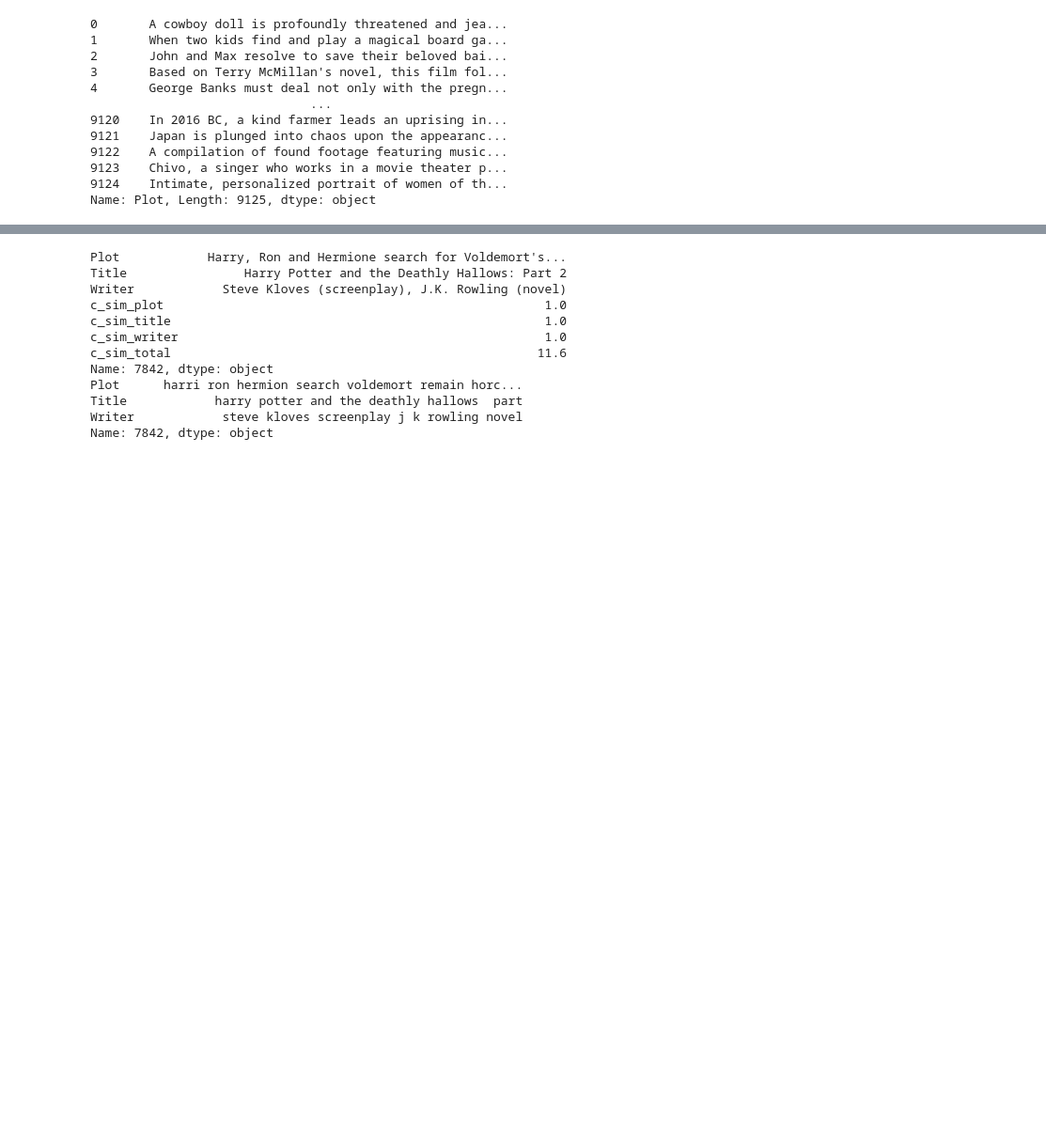
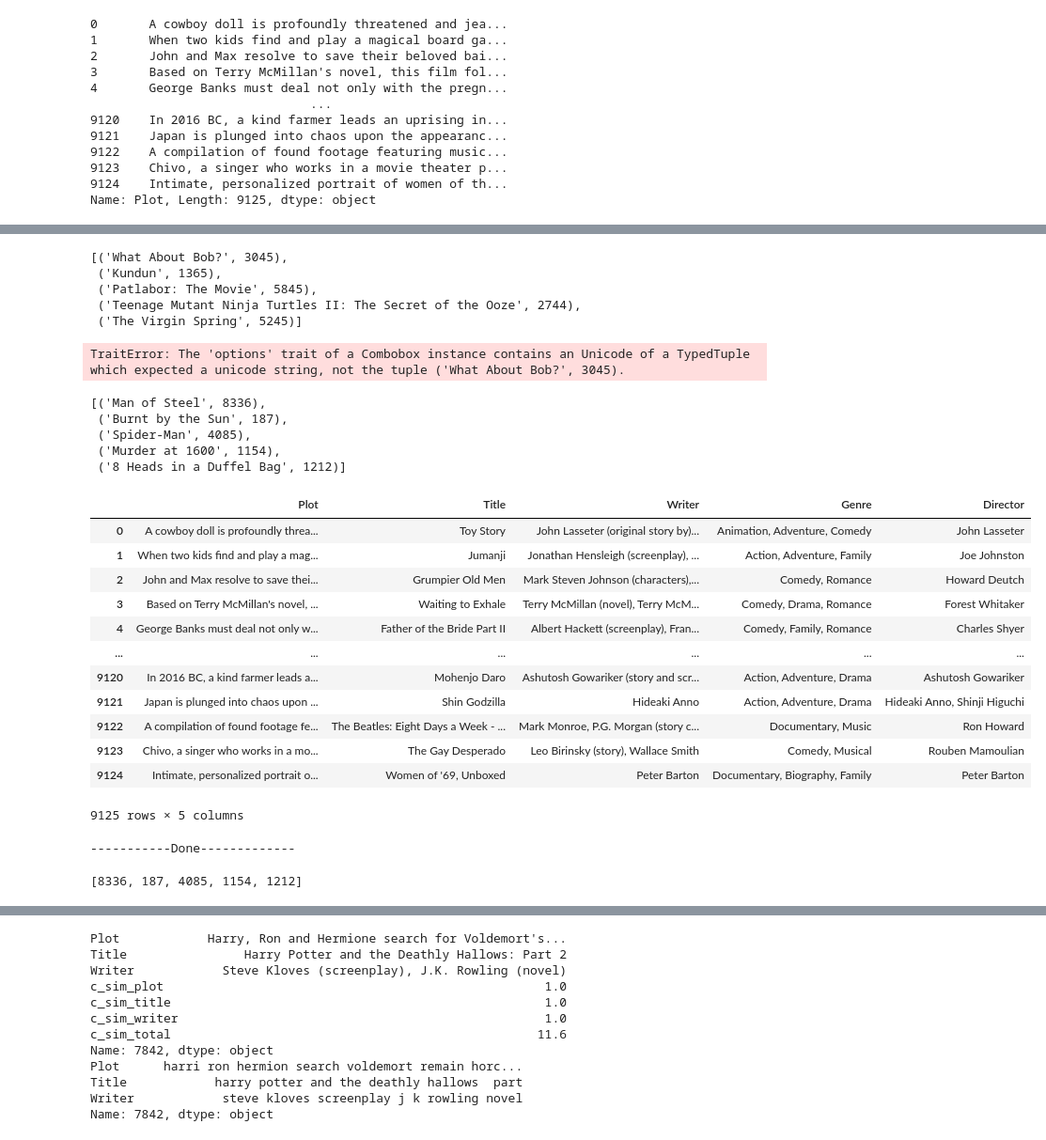
Before and after one commit to isahin1997/00MySchool, a Jupyter notebook: schoolopdrachten/BD_MWB/MLBD-Assignment1-jupyter(1)/Content-based recommendations.ipynb, the cells around one changed output, grey strips where cells are left out. Shown at 94% size. Saved outputs shown, nothing was run; the diff lists cells and outputs as text; code cells hidden in the pictures; blank space fills up the shorter version.

Commit message:
new changes content based recommendations. watchlist part

```diff
--- a/schoolopdrachten/BD_MWB/MLBD-Assignment1-jupyter(1)/Content-based recommendations.ipynb
+++ b/schoolopdrachten/BD_MWB/MLBD-Assignment1-jupyter(1)/Content-based recommendations.ipynb
@@ -277,0 +290,73 @@ interactive(children=(Dropdown(description='x', options=(('Michael Clayton', 679
+# %%
+selection_movies
+# %% [output]
+[('What About Bob?', 3045),
+ ('Kundun', 1365),
+ ('Patlabor: The Movie', 5845),
+ ('Teenage Mutant Ninja Turtles II: The Secret of the Ooze', 2744),
+ ('The Virgin Spring', 5245)]
+# %%
+def print_movie2(x):
+    movie = random_movies.loc[x]
+    recommendations = df.iloc[find_recommendations(movie, x).index]
+    display(HTML(movie_display.show([recommendations.iloc[0], recommendations.iloc[1], recommendations.iloc[2], recommendations.iloc[3], recommendations.iloc[4]])))
+interact_manual(print_movie2, x = widgets.Combobox(options=selection_movies))
+# %% [output]
+TraitError: The 'options' trait of a Combobox instance contains an Unicode of a TypedTuple which expected a unicode string, not the tuple ('What About Bob?', 3045).
+# %%
+selection_movies
+# %% [output]
+[('Man of Steel', 8336),
+ ('Burnt by the Sun', 187),
+ ('Spider-Man', 4085),
+ ('Murder at 1600', 1154),
+ ('8 Heads in a Duffel Bag', 1212)]
+# %%
+data2 = df.loc[:,['Plot', 'Title', 'Writer', 'Genre', 'Director']]
+result2 = df.loc[:,['Plot', 'Title', 'Writer', 'Genre', 'Director']]
+# %%
+data2
+# %% [output]
+|  | Plot | Title | Writer | Genre | Director |
+| 0 | A cowboy doll is profoundly threa... | Toy Story | John Lasseter (original story by)... | Animation, Adventure, Comedy | John Lasseter |
+| 1 | When two kids find and play a mag... | Jumanji | Jonathan Hensleigh (screenplay), ... | Action, Adventure, Family | Joe Johnston |
+| 2 | John and Max resolve to save thei... | Grumpier Old Men | Mark Steven Johnson (characters),... | Comedy, Romance | Howard Deutch |
+| 3 | Based on Terry McMillan's novel, ... | Waiting to Exhale | Terry McMillan (novel), Terry McM... | Comedy, Drama, Romance | Forest Whitaker |
+| 4 | George Banks must deal not only w... | Father of the Bride Part II | Albert Hackett (screenplay), Fran... | Comedy, Family, Romance | Charles Shyer |
+| ... | ... | ... | ... | ... | ... |
+| 9120 | In 2016 BC, a kind farmer leads a... | Mohenjo Daro | Ashutosh Gowariker (story and scr... | Action, Adventure, Drama | Ashutosh Gowariker |
+| 9121 | Japan is plunged into chaos upon ... | Shin Godzilla | Hideaki Anno | Action, Adventure, Drama | Hideaki Anno, Shinji Higuchi |
+| 9122 | A compilation of found footage fe... | The Beatles: Eight Days a Week - ... | Mark Monroe, P.G. Morgan (story c... | Documentary, Music | Ron Howard |
+| 9123 | Chivo, a singer who works in a mo... | The Gay Desperado | Leo Birinsky (story), Wallace Smith | Comedy, Musical | Rouben Mamoulian |
+| 9124 | Intimate, personalized portrait o... | Women of '69, Unboxed | Peter Barton | Documentary, Biography, Family | Peter Barton |
+9125 rows × 5 columns
+# %%
+data2['Plot'] = data2['Plot'].str.lower() # upper case -> lower case.
+data2['Plot'] = data2['Plot'].apply(cleanPunc) # remove punctuations ? . ! , ; etc..
+data2['Plot'] = data2['Plot'].apply(keepAlpha) # remove numerical values. use only alphabetical characters.
+data2['Plot'] = data2['Plot'].apply(removeStopWords) # remove stop words.
+data2['Plot'] = data2['Plot'].apply(stemming) # stemming words
+
+data2['Title'] = data2['Title'].str.lower() # upper case -> lower case.
+data2['Title'] = data2['Title'].apply(cleanPunc) # remove punctuations ? . ! , ; etc..
+data2['Title'] = data2['Title'].apply(keepAlpha) # remove numerical values. use only alphabetical characters.
+data2['Title'] = data2['Title'].apply(removeStopWords) # remove stop words.
+data2['Title'] = data2['Title'].apply(stemming) # stemming words
+
+data2['Writer'] = data2['Writer'].str.lower() # upper case -> lower case.
+data2['Writer'] = data2['Writer'].apply(cleanPunc) # remove punctuations ? . ! , ; etc..
+data2['Writer'] = data2['Writer'].apply(keepAlpha) # remove numerical values. use only alphabetical characters.
+#df['Writer'] = df['Writer'].apply(removeStopWords) # remove stop words.
+
+data2['Director'] = data2['Director'].str.lower() # upper case -> lower case.
+data2['Director'] = data2['Director'].apply(cleanPunc) # remove punctuations ? . ! , ; etc..
+data2['Director'] = data2['Director'].apply(keepAlpha) # remove numerical values. use only alphabetical characters.
+
+data2['Genre'] = data2['Genre'].str.lower() # upper case -> lower case.
+data2['Genre'] = data2['Genre'].apply(cleanPunc) # remove punctuations ? . ! , ; etc..
+data2['Genre'] = data2['Genre'].apply(keepAlpha) # remove numerical values. use only alphabetical characters.
+
+
+print('-----------Done-------------')
+# %% [output]
+-----------Done-------------
@@ -277,0 +385,5 @@ interactive(children=(Dropdown(description='x', options=(('Michael Clayton', 679
+# %%
+selection_movies = list(random_movies.index)
+selection_movies
+# %% [output]
+[8336, 187, 4085, 1154, 1212]
```
Also changed, not shown: parts of 14 cells of this notebook.
